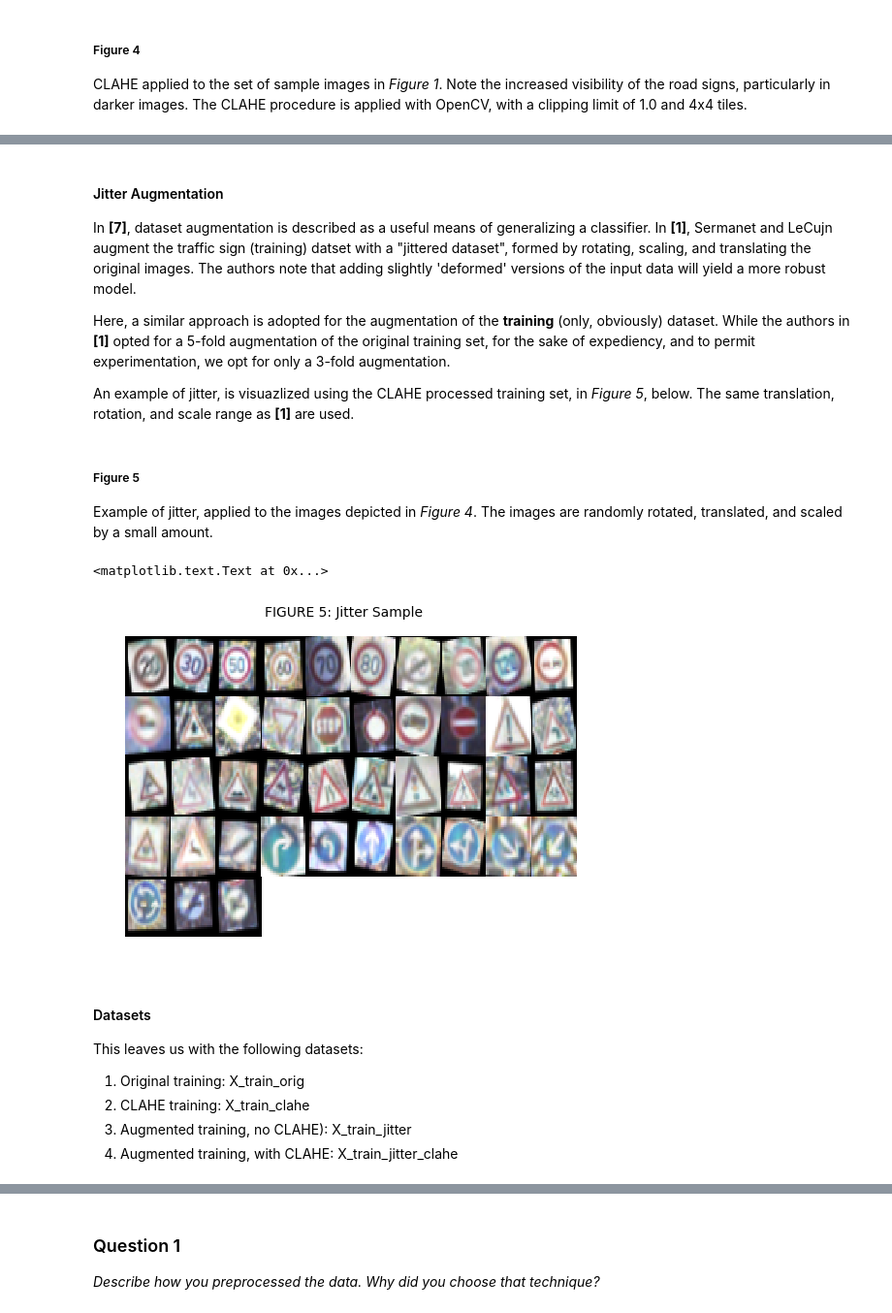
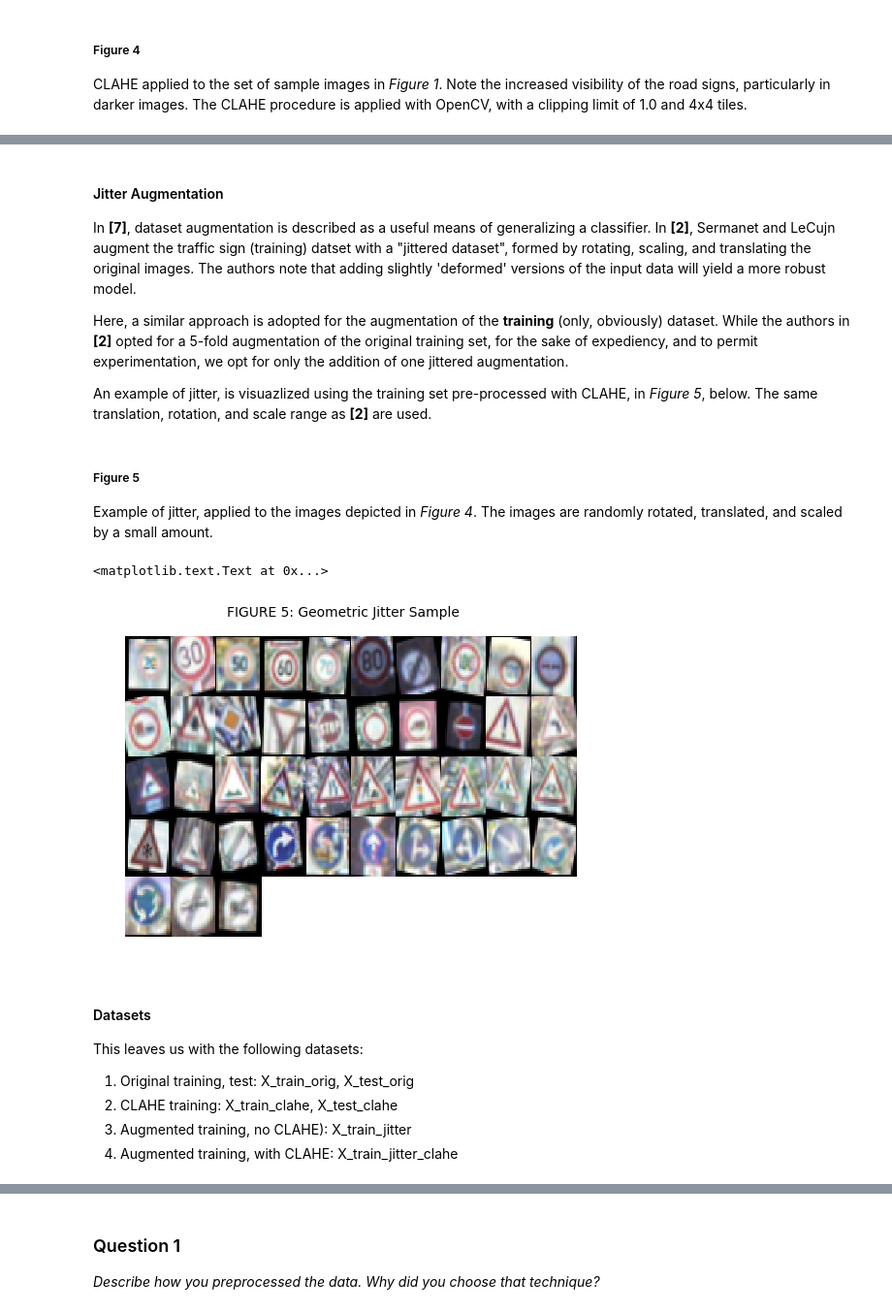
Before and after one commit to danidb/sdcnd-traffic-signs, a Jupyter notebook: Traffic_Sign_Classifier.ipynb, the cells around one changed output, grey strips where cells are left out. Shown at 97% size. Drawn from its saved outputs; the diff is of its cells as text; code cells hidden in the pictures.

```diff
--- a/Traffic_Sign_Classifier.ipynb
+++ b/Traffic_Sign_Classifier.ipynb
@@ -216,7 +216,7 @@ def clahe_RGB(img, clipLimit, tileGridSize):
 
     return(img_ret)
 
-def jitter(img, deg_max=15, xy_max=2, scale_min=0.9, scale_max=1.1):
+def jitter_geom(img, deg_max=15, xy_max=2, scale_min=0.9, scale_max=1.1):
     """ Jitter an image, selecting parameters randomly within the specified range.
 
         Take in an RGB image, and, using openCV, randomly rotate, translate, and/or scale
@@ -283,6 +283,23 @@ def jitter(img, deg_max=15, xy_max=2, scale_min=0.9, scale_max=1.1):
 
     img_ret = cv2.resize(img_ret, dsize=(img_h, img_w), interpolation=cv2.INTER_LINEAR)
     return img_ret
+
+
+def mean_centre_RGB(img_arr):
+    """ Mean centre an ndarray of RGB images.
+
+    Take an array of RGB images, and subtract the mean activity of each pixel from the entire array.
+
+    Args:
+        img_arr: np.array of images, RGB colorspace.
+
+    Returns:
+        Same dimensions as the input array, with the mean pixel values of the whole dataset
+        subtracted from each cell.
+    """
+
+    img_arr_mean = np.mean(img_arr, 0)
+    return np.subtract(img_arr, img_arr_mean)
 # %% [markdown]
 ### Dataset preparation and augmentation
 
@@ -311,31 +330,31 @@ figure_4.suptitle('FIGURE 4: CLAHE Sample')
 # %% [markdown]
 #### Jitter Augmentation
-In **[7]**, dataset augmentation is described as a useful means of generalizing a classifier. In **[1]**, Sermanet and LeCujn augment the traffic sign (training) datset with a "jittered dataset", formed by rotating, scaling, and translating the original images. The authors note that adding slightly 'deformed' versions of the input data will yield a more robust model.
+In **[7]**, dataset augmentation is described as a useful means of generalizing a classifier. In **[2]**, Sermanet and LeCujn augment the traffic sign (training) datset with a "jittered dataset", formed by rotating, scaling, and translating the original images. The authors note that adding slightly 'deformed' versions of the input data will yield a more robust model.
 
-Here, a similar approach is adopted for the augmentation of the **training** (only, obviously) dataset. While the authors in **[1]** opted for a 5-fold augmentation of the original training set, for the sake of expediency, and to permit experimentation, we opt for only a 3-fold augmentation.
+Here, a similar approach is adopted for the augmentation of the **training** (only, obviously) dataset. While the authors in **[2]** opted for a 5-fold augmentation of the original training set, for the sake of expediency, and to permit experimentation, we opt for only the addition of one jittered augmentation.
 
-An example of jitter, is visuazlized using the CLAHE processed training set, in *Figure 5*, below. The same translation, rotation, and scale range as **[1]** are used.
+An example of jitter, is visuazlized using the training set pre-processed with CLAHE, in *Figure 5*, below. The same translation, rotation, and scale range as **[2]** are used.
 # %% [markdown]
 ##### Figure 5
 Example of jitter, applied to the images depicted in *Figure 4*. The images are randomly rotated, translated, and scaled by a small amount.
 # %%
 figure_5 = plt.figure(5)
 for i in range(0, len(figure_1_images)):
     figure_5_ax = figure_5.add_subplot(np.ceil(len(figure_1_images)/figure_1_row_length), figure_1_row_length, i+1)
-    img_jitter = jitter(clahe_RGB(figure_1_images[i], clipLimit=1.0, tileGridSize=(4,4)))
+    img_jitter = jitter_geom(clahe_RGB(figure_1_images[i], clipLimit=1.0, tileGridSize=(4,4)))
     figure_5_ax.imshow(img_jitter, aspect='auto', interpolation='nearest')
     figure_5_ax.axis('off')
 
 figure_5.subplots_adjust(wspace=0, hspace=0)
-figure_5.suptitle('FIGURE 5: Jitter Sample')
+figure_5.suptitle('FIGURE 5: Geometric Jitter Sample')
 # %% [output]
 <matplotlib.text.Text at 0x...>
-[figure, old version]
+[figure, new version]
 # %% [markdown]
 #### Datasets
 This leaves us with the following datasets:
 
-1. Original training: X_train_orig
-2. CLAHE training: X_train_clahe
+1. Original training, test: X_train_orig, X_test_orig
+2. CLAHE training: X_train_clahe, X_test_clahe
 3. Augmented training, no CLAHE): X_train_jitter
 3. Augmented training, with CLAHE: X_train_jitter_clahe
```
Also changed, not shown: parts of 17 cells of this notebook.
